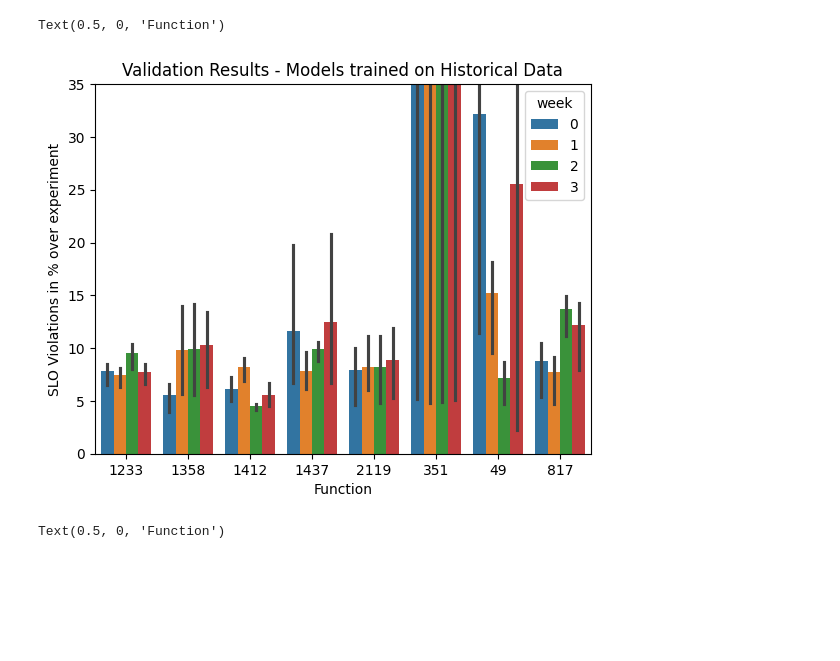
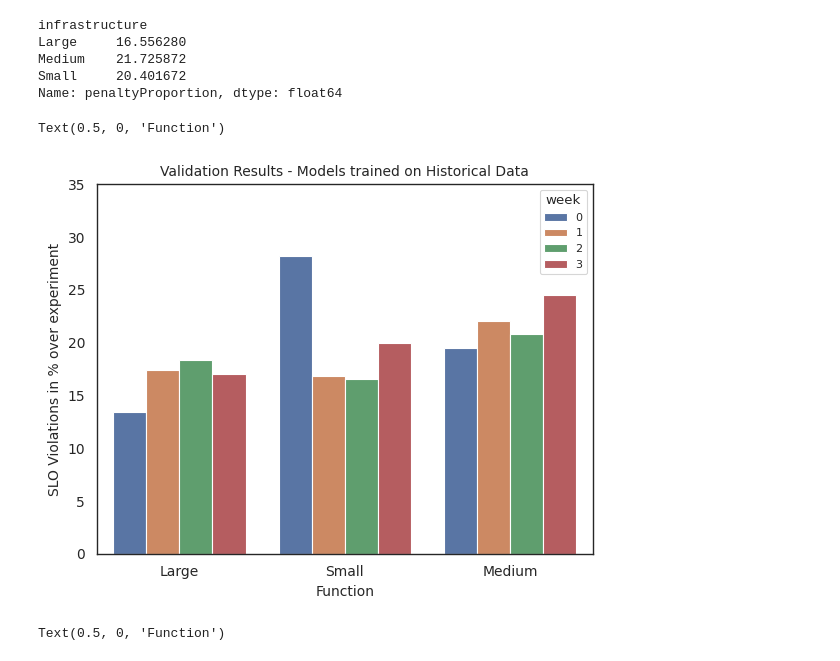
Before and after one commit to nikolalukic167/HeROsim, a Jupyter notebook: Proactive-Reactive_comparison.ipynb, the cells around one changed output. Drawn from its saved outputs; the diff is of its cells as text; code cells hidden in the pictures; blank space fills up the shorter version.

```diff
--- a/Proactive-Reactive_comparison.ipynb
+++ b/Proactive-Reactive_comparison.ipynb
@@ -110,8 +112,8 @@ def collect_results_json_recursive(root_dir='re-pro-motivation'):
 
 # Example usage
 if __name__ == "__main__":
-    results_df = collect_results_json_recursive("re-pro-motivation-dnn2")
-    print(results_df)
+    results_df = collect_results_json_recursive(f"{root}/re-pro-motivation-infras")
+    # print(results_df)
 
     # Optionally save to CSV
     # results_df.to_csv('combined_results.csv')
@@ -136,14 +136,32 @@ if __name__ == "__main__":
 # %%
 compare_df = results_df[results_df['function'] != '1465']
+# %%
+def rename_infra(x):
+    if x == 'infra-2':
+        return 'Medium'
+    if x == 'infra-3':
+        return 'Small'
+    if x == 'infra-4':
+        return 'Large'
+# %%
+compare_df['infrastructure'] = compare_df['infrastructure'].apply(lambda x: rename_infra(x))
+# %%
+compare_df.groupby('infrastructure')['penaltyProportion'].mean()
+# %% [output]
+infrastructure
+Large     16.556280
+Medium    21.725872
+Small     20.401672
+Name: penaltyProportion, dtype: float64
 # %%
-g = sns.barplot(x='function', y='penaltyProportion', hue='week', data=compare_df[compare_df['approach'] == 'proactive'].sort_values(by=['function','week']))
+g = sns.barplot(x='infrastructure', y='penaltyProportion', hue='week', data=compare_df[compare_df['approach'] == 'reactive'].sort_values(by=['function','week']))
 g.set_ylim(0,35)
 g.set_title('Validation Results - Models trained on Historical Data')
 g.set_ylabel('SLO Violations in % over experiment')
 g.set_xlabel('Function')
 # %% [output]
 Text(0.5, 0, 'Function')
-[figure, old version]
+[figure, new version]
 # %%
 g = sns.barplot(x='function', y='penaltyProportion', hue='week', data=compare_df[compare_df['proactive_approach'] == 'one_day'].sort_values(by=['function','week']))
 g.set_ylim(0,35)
```
Also changed, not shown: parts of 15 cells of this notebook, 12 other files.
